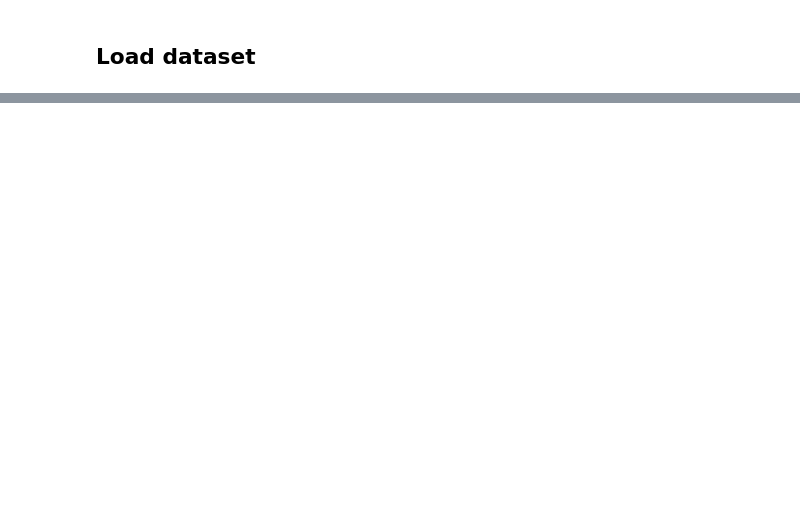
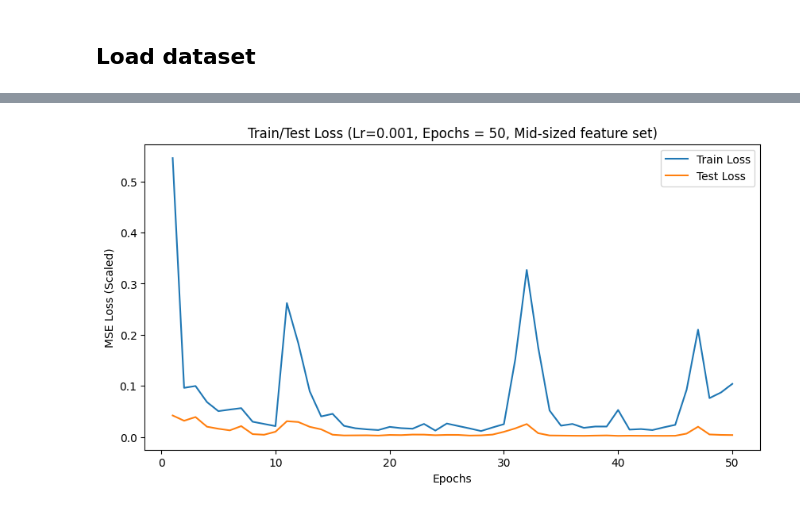
Before and after one commit to nasingh2/DS644-MLBA-Final-Project, a Jupyter notebook: models/deeplearning.ipynb, the cells around one changed output, grey strips where cells are left out. Drawn from its saved outputs; the diff is of its cells as text; code cells hidden in the pictures; blank space fills up the shorter version.

```diff
--- a/models/deeplearning.ipynb
+++ b/models/deeplearning.ipynb
@@ -133,0 +113,26 @@ NeuralNetwork(
+# %%
+class ZillowDataset(Dataset):
+    def __init__(self, features, targets):
+        self.X = torch.tensor(features, dtype=torch.float32)
+        self.y = torch.tensor(targets, dtype=torch.float32)
+
+    def __len__(self):
+        return len(self.X)
+
+    def __getitem__(self, idx):
+        return self.X[idx], self.y[idx]
+
+# Define the Regression Model
+class HousePriceNN(nn.Module):
+    def __init__(self, input_features):
+        super().__init__()
+        self.network = nn.Sequential(
+            nn.Linear(input_features, 64),
+            nn.ReLU(),
+            nn.Linear(64, 32),
+            nn.ReLU(),
+            nn.Linear(32, 1)
+        )
+
+    def forward(self, x):
+        return self.network(x)
@@ -133,0 +350,12 @@ NeuralNetwork(
+# %%
+# Plot train/test loss over epochs
+plt.figure(figsize=(10, 5))
+plt.plot(range(1, best_epochs + 1), train_losses, label='Train Loss')
+plt.plot(range(1, best_epochs + 1), test_losses, label='Test Loss')
+plt.xlabel('Epochs')
+plt.ylabel('MSE Loss (Scaled)')
+plt.title('Train/Test Loss (Lr=0.001, Epochs = 50, Mid-sized feature set)')
+plt.legend()
+plt.show()
+# %% [output]
+[figure, added]
```
Also changed, not shown: parts of 24 cells of this notebook.
